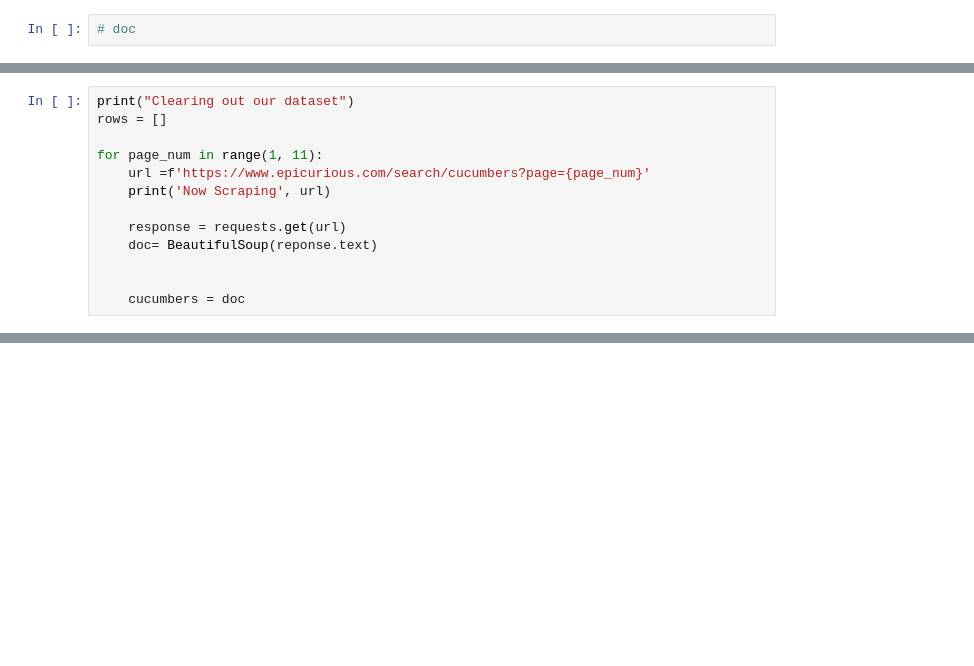
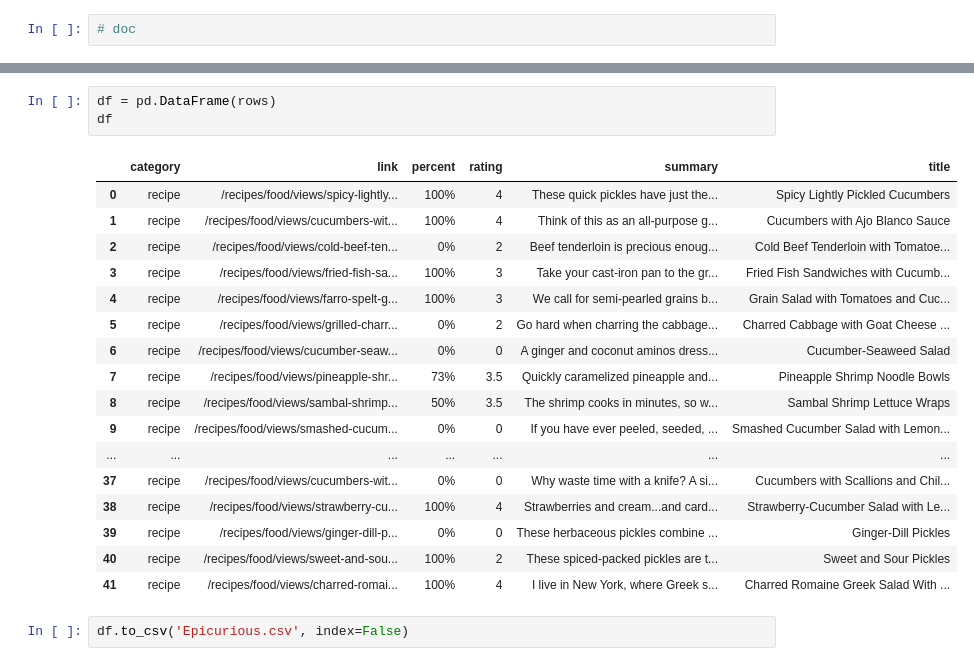
Before and after one commit to akarki1984/api_work, a Jupyter notebook: Epicurious (Pagination, scraping 1x per row)_arunK.ipynb, the cells around one changed output, grey strips where cells are left out. Saved outputs shown, nothing was run; the diff lists cells and outputs as text; blank space fills up the shorter version.

```diff
--- a/Epicurious (Pagination, scraping 1x per row)_arunK.ipynb
+++ b/Epicurious (Pagination, scraping 1x per row)_arunK.ipynb
@@ -25,13 +9,0 @@ https://www.epicurious.com/search/cucumbers?page=10
-# %%
-print("Clearing out our dataset")
-rows = []
-
-for page_num in range(1, 11):
-    url =f'https://www.epicurious.com/search/cucumbers?page={page_num}'
-    print('Now Scraping', url)
-
-    response = requests.get(url)
-    doc= BeautifulSoup(reponse.text)
-
-
-    cucumbers = doc
@@ -78,0 +87,23 @@ for cuc in cucumbers:
+# %%
+df = pd.DataFrame(rows)
+df
+# %% [output]
+|  | category | link | percent | rating | summary | title |
+| 0 | recipe | /recipes/food/views/spicy-lightly... | 100% | 4 | These quick pickles have just the... | Spicy Lightly Pickled Cucumbers |
+| 1 | recipe | /recipes/food/views/cucumbers-wit... | 100% | 4 | Think of this as an all-purpose g... | Cucumbers with Ajo Blanco Sauce |
+| 2 | recipe | /recipes/food/views/cold-beef-ten... | 0% | 2 | Beef tenderloin is precious enoug... | Cold Beef Tenderloin with Tomatoe... |
+| 3 | recipe | /recipes/food/views/fried-fish-sa... | 100% | 3 | Take your cast-iron pan to the gr... | Fried Fish Sandwiches with Cucumb... |
+| 4 | recipe | /recipes/food/views/farro-spelt-g... | 100% | 3 | We call for semi-pearled grains b... | Grain Salad with Tomatoes and Cuc... |
+| 5 | recipe | /recipes/food/views/grilled-charr... | 0% | 2 | Go hard when charring the cabbage... | Charred Cabbage with Goat Cheese ... |
+| 6 | recipe | /recipes/food/views/cucumber-seaw... | 0% | 0 | A ginger and coconut aminos dress... | Cucumber-Seaweed Salad |
+| 7 | recipe | /recipes/food/views/pineapple-shr... | 73% | 3.5 | Quickly caramelized pineapple and... | Pineapple Shrimp Noodle Bowls |
+| 8 | recipe | /recipes/food/views/sambal-shrimp... | 50% | 3.5 | The shrimp cooks in minutes, so w... | Sambal Shrimp Lettuce Wraps |
+| 9 | recipe | /recipes/food/views/smashed-cucum... | 0% | 0 | If you have ever peeled, seeded, ... | Smashed Cucumber Salad with Lemon... |
+| ... | ... | ... | ... | ... | ... | ... |
+| 37 | recipe | /recipes/food/views/cucumbers-wit... | 0% | 0 | Why waste time with a knife? A si... | Cucumbers with Scallions and Chil... |
+| 38 | recipe | /recipes/food/views/strawberry-cu... | 100% | 4 | Strawberries and cream...and card... | Strawberry-Cucumber Salad with Le... |
+| 39 | recipe | /recipes/food/views/ginger-dill-p... | 0% | 0 | These herbaceous pickles combine ... | Ginger-Dill Pickles |
+| 40 | recipe | /recipes/food/views/sweet-and-sou... | 100% | 2 | These spiced-packed pickles are t... | Sweet and Sour Pickles |
+| 41 | recipe | /recipes/food/views/charred-romai... | 100% | 4 | I live in New York, where Greek s... | Charred Romaine Greek Salad With ... |
+# %%
+df.to_csv('Epicurious.csv', index=False)
```
Also changed, not shown: parts of 4 cells of this notebook.
